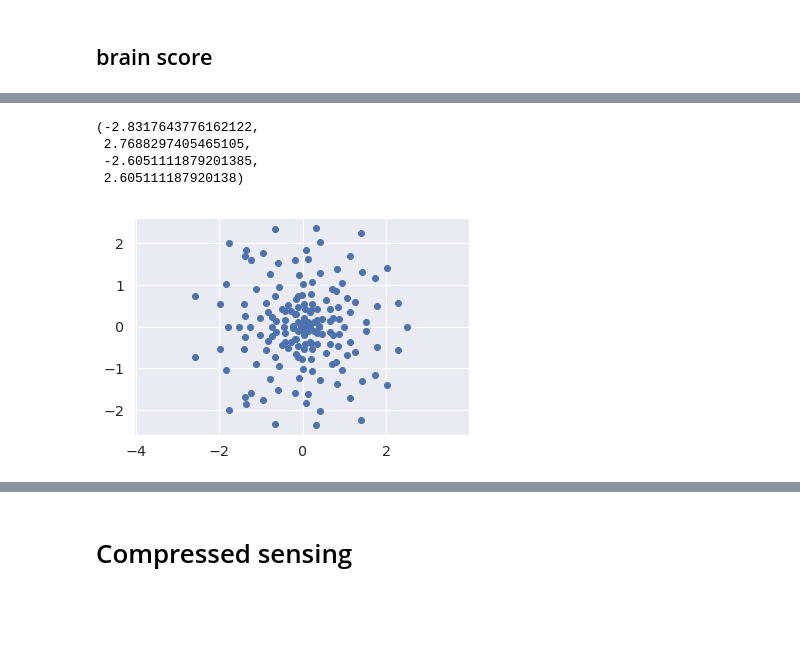
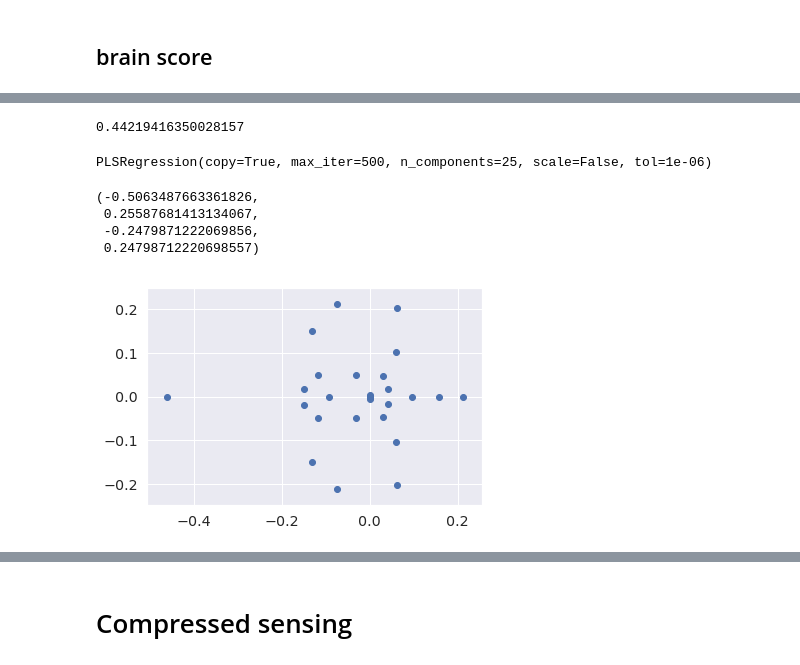
Before and after one commit to bsorsch/geometry-fewshot-learning, a Jupyter notebook: ResNet_macaque_stimuli.ipynb, the cells around one changed output, grey strips where cells are left out. Cells and saved outputs as stored; diff of their text form; code cells hidden in the pictures; blank space fills up the shorter version.

```diff
--- a/ResNet_macaque_stimuli.ipynb
+++ b/ResNet_macaque_stimuli.ipynb
@@ -785,5 +786,5 @@ pls = PLSRegression(n_components=25)
 # %%
 pls.fit(Xtrain,Ytrain)
 Yhat = pls.predict(Xtest)
-r = np.corrcoef(Ytest.ravel(), Yhat.ravel())[0,1]
+r,_ = pearsonr(Ytest.ravel(),Yhat.ravel())
 print(r)
@@ -817,0 +820,17 @@ eigs, eigvs = np.linalg.eig(O)
+# %%
+A = np.random.randn(2048,88) / np.sqrt(88)
+rs = []
+non_isom = []
+for manifolds in tqdm(manifolds_all):
+    perm = np.random.permutation(3200)
+    Xtrain,Xtest = np.split(np.vstack(manifolds@A)[perm],2)
+    Ytrain,Ytest = np.split(np.vstack(manifolds_v4)[perm],2)
+    linreg.fit(Xtrain,Ytrain)
+    Yhat = linreg.predict(Xtest)
+    r = np.corrcoef(Ytest.ravel(), Yhat.ravel())[0,1]
+    rs.append(r)
+
+    O = linreg.coef_
+    eigs, eigvs = np.linalg.eig(O)
+    eigs /= np.abs(eigs).mean()
+    non_isom.append(np.mean((np.abs(eigs)-1)**2))
@@ -818,9 +849,35 @@ eigs, eigvs = np.linalg.eig(O)
+# %%
+np.mean((np.abs(eigs) - 1)**2)
+# %% [output]
+0.44219416350028157
+# %%
+A = np.random.randn(2048,168) / np.sqrt(168)
+rs = []
+for manifolds in tqdm(manifolds_all):
+    perm = np.random.permutation(3200)
+    Xtrain,Xtest = np.split(np.vstack(manifolds)[perm],2)
+    Ytrain,Ytest = np.split(np.vstack(manifolds_IT)[perm],2)
+    pls.fit(Xtrain,Ytrain)
+    Yhat = pls.predict(Xtest)
+    r = np.corrcoef(Ytest.ravel(), Yhat.ravel())[0,1]
+    rs.append(r)
+# %%
+A = np.random.randn(2048,168) / np.sqrt(2048)
+
+perm = np.random.permutation(3200)
+Xtrain,Xtest = np.split(np.vstack(manifolds@A)[perm],2)
+Ytrain,Ytest = np.split(np.vstack(manifolds_IT)[perm],2)
+pls.fit(Xtrain,Ytrain)
+# %% [output]
+PLSRegression(copy=True, max_iter=500, n_components=25, scale=False, tol=1e-06)
 # %%
+O = pls.coef_
+eigs, eigvs = np.linalg.eig(O)
 plt.scatter(np.real(eigs), np.imag(eigs))
 plt.axis('equal')
 # %% [output]
-(-2.8317643776162122,
- 2.7688297405465105,
- -2.6051111879201385,
- 2.605111187920138)
+(-0.5063487663361826,
+ 0.25587681413134067,
+ -0.2479871222069856,
+ 0.24798712220698557)
-[figure, old version]
+[figure, new version]
```
Also changed, not shown: parts of 22 cells of this notebook, 3 other files.
